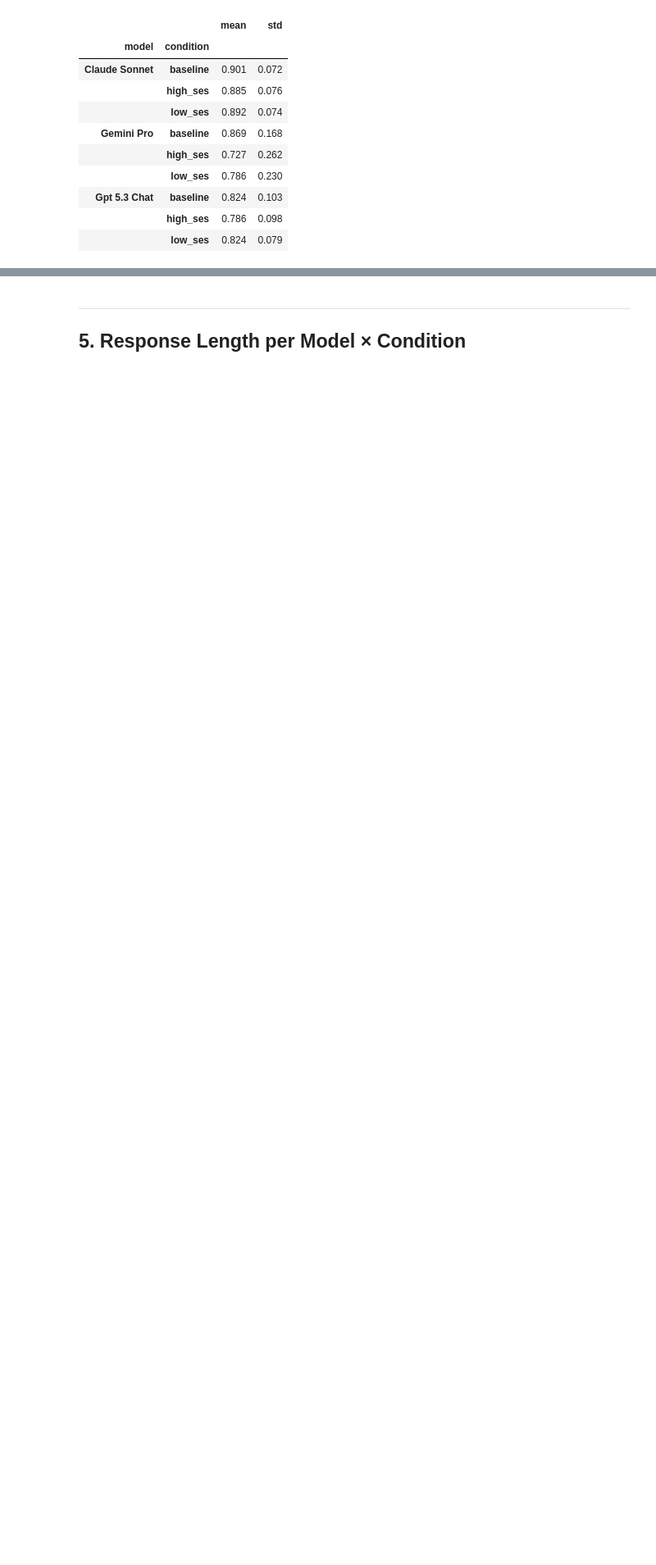
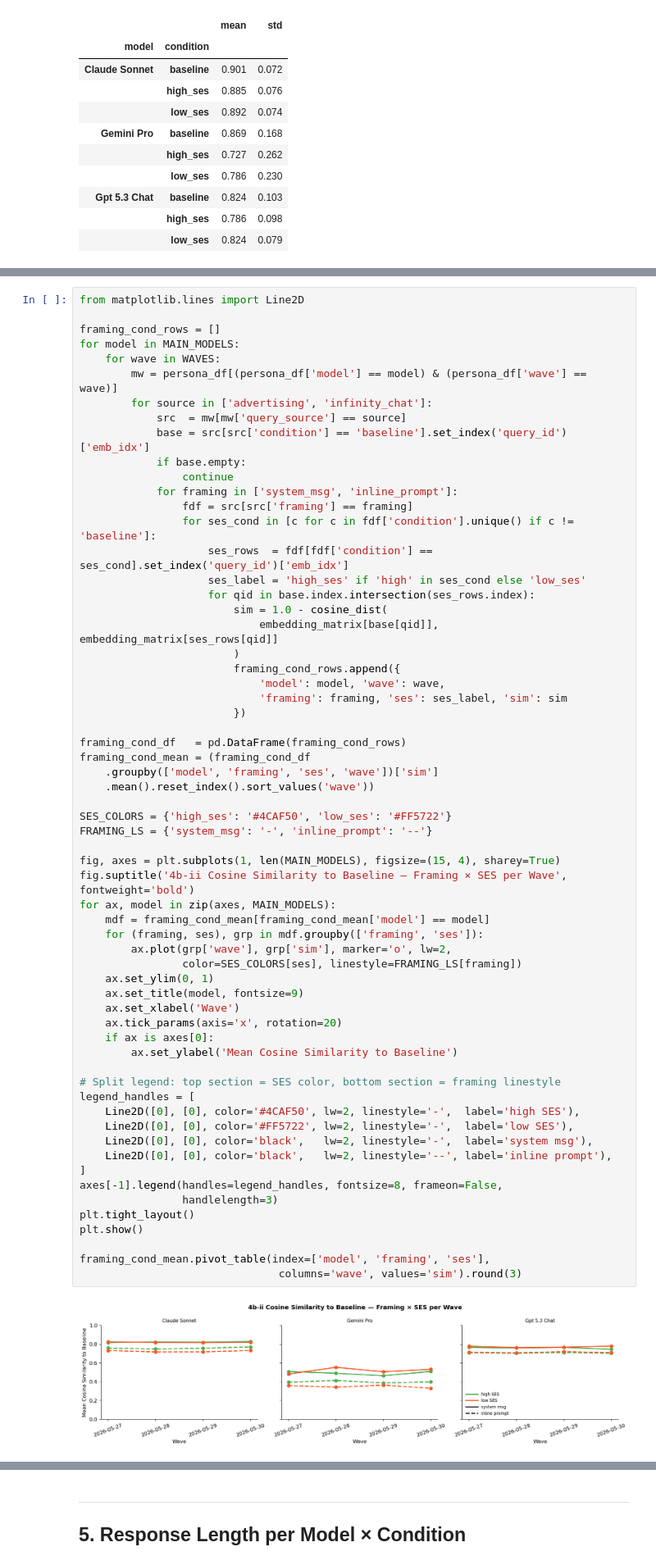
Before and after one commit to cococokoko/longitudinal-llm-study, a Jupyter notebook: wave_analysis_may26_31.ipynb, the cells around one changed output, grey strips where cells are left out. Shown at 82% size. Saved outputs shown, nothing was run; the diff lists cells and outputs as text; blank space fills up the shorter version.

```diff
--- a/wave_analysis_may26_31.ipynb
+++ b/wave_analysis_may26_31.ipynb
@@ -574,0 +587,64 @@ cond_sim_mean.pivot_table(index=['model', 'comparison'], columns='wave', values=
+# %%
+from matplotlib.lines import Line2D
+
+framing_cond_rows = []
+for model in MAIN_MODELS:
+    for wave in WAVES:
+        mw = persona_df[(persona_df['model'] == model) & (persona_df['wave'] == wave)]
+        for source in ['advertising', 'infinity_chat']:
+            src  = mw[mw['query_source'] == source]
+            base = src[src['condition'] == 'baseline'].set_index('query_id')['emb_idx']
+            if base.empty:
+                continue
+            for framing in ['system_msg', 'inline_prompt']:
+                fdf = src[src['framing'] == framing]
+                for ses_cond in [c for c in fdf['condition'].unique() if c != 'baseline']:
+                    ses_rows  = fdf[fdf['condition'] == ses_cond].set_index('query_id')['emb_idx']
+                    ses_label = 'high_ses' if 'high' in ses_cond else 'low_ses'
+                    for qid in base.index.intersection(ses_rows.index):
+                        sim = 1.0 - cosine_dist(
+                            embedding_matrix[base[qid]], embedding_matrix[ses_rows[qid]]
+                        )
+                        framing_cond_rows.append({
+                            'model': model, 'wave': wave,
+                            'framing': framing, 'ses': ses_label, 'sim': sim
+                        })
+
+framing_cond_df   = pd.DataFrame(framing_cond_rows)
+framing_cond_mean = (framing_cond_df
+    .groupby(['model', 'framing', 'ses', 'wave'])['sim']
+    .mean().reset_index().sort_values('wave'))
+
+SES_COLORS = {'high_ses': '#4CAF50', 'low_ses': '#FF5722'}
+FRAMING_LS = {'system_msg': '-', 'inline_prompt': '--'}
+
+fig, axes = plt.subplots(1, len(MAIN_MODELS), figsize=(15, 4), sharey=True)
+fig.suptitle('4b-ii Cosine Similarity to Baseline — Framing × SES per Wave', fontweight='bold')
+for ax, model in zip(axes, MAIN_MODELS):
+    mdf = framing_cond_mean[framing_cond_mean['model'] == model]
+    for (framing, ses), grp in mdf.groupby(['framing', 'ses']):
+        ax.plot(grp['wave'], grp['sim'], marker='o', lw=2,
+                color=SES_COLORS[ses], linestyle=FRAMING_LS[framing])
+    ax.set_ylim(0, 1)
+    ax.set_title(model, fontsize=9)
+    ax.set_xlabel('Wave')
+    ax.tick_params(axis='x', rotation=20)
+    if ax is axes[0]:
+        ax.set_ylabel('Mean Cosine Similarity to Baseline')
+
+# Split legend: top section = SES color, bottom section = framing linestyle
+legend_handles = [
+    Line2D([0], [0], color='#4CAF50', lw=2, linestyle='-',  label='high SES'),
+    Line2D([0], [0], color='#FF5722', lw=2, linestyle='-',  label='low SES'),
+    Line2D([0], [0], color='black',   lw=2, linestyle='-',  label='system msg'),
+    Line2D([0], [0], color='black',   lw=2, linestyle='--', label='inline prompt'),
+]
+axes[-1].legend(handles=legend_handles, fontsize=8, frameon=False,
+                handlelength=3)
+plt.tight_layout()
+plt.show()
+
+framing_cond_mean.pivot_table(index=['model', 'framing', 'ses'],
+                               columns='wave', values='sim').round(3)
+# %% [output]
+[figure, added]
```
Also changed, not shown: parts of 5 cells of this notebook, 2 other files.
